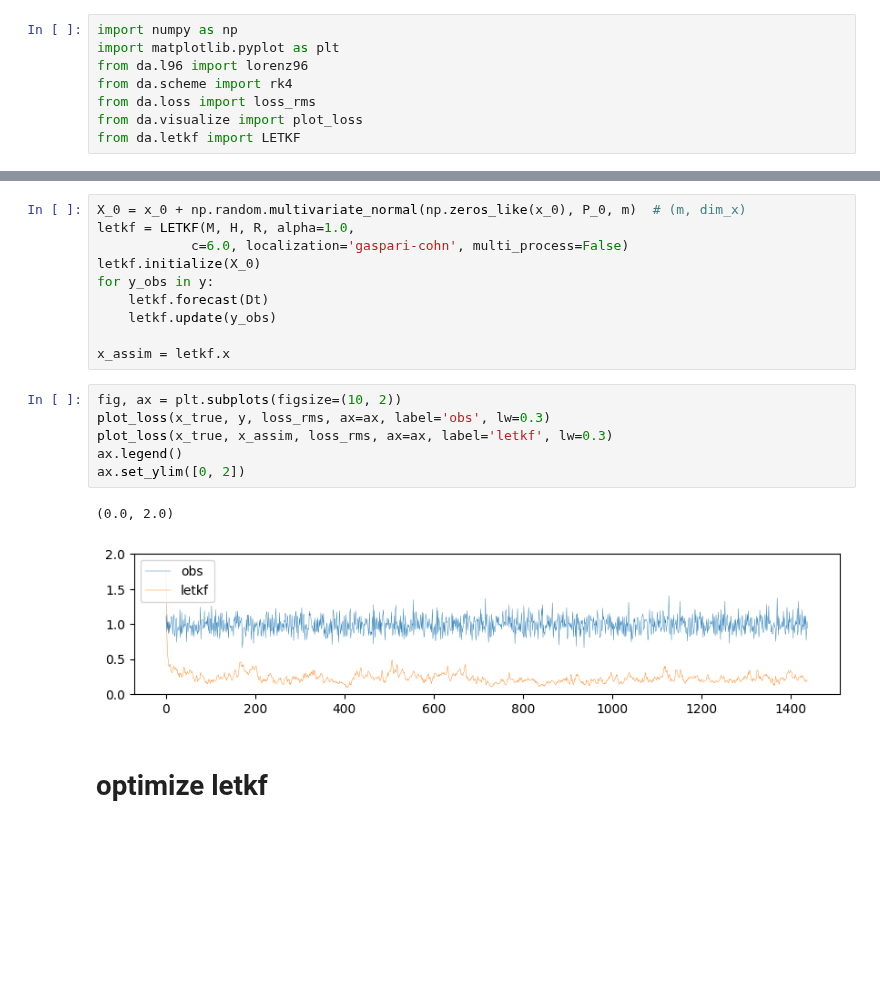
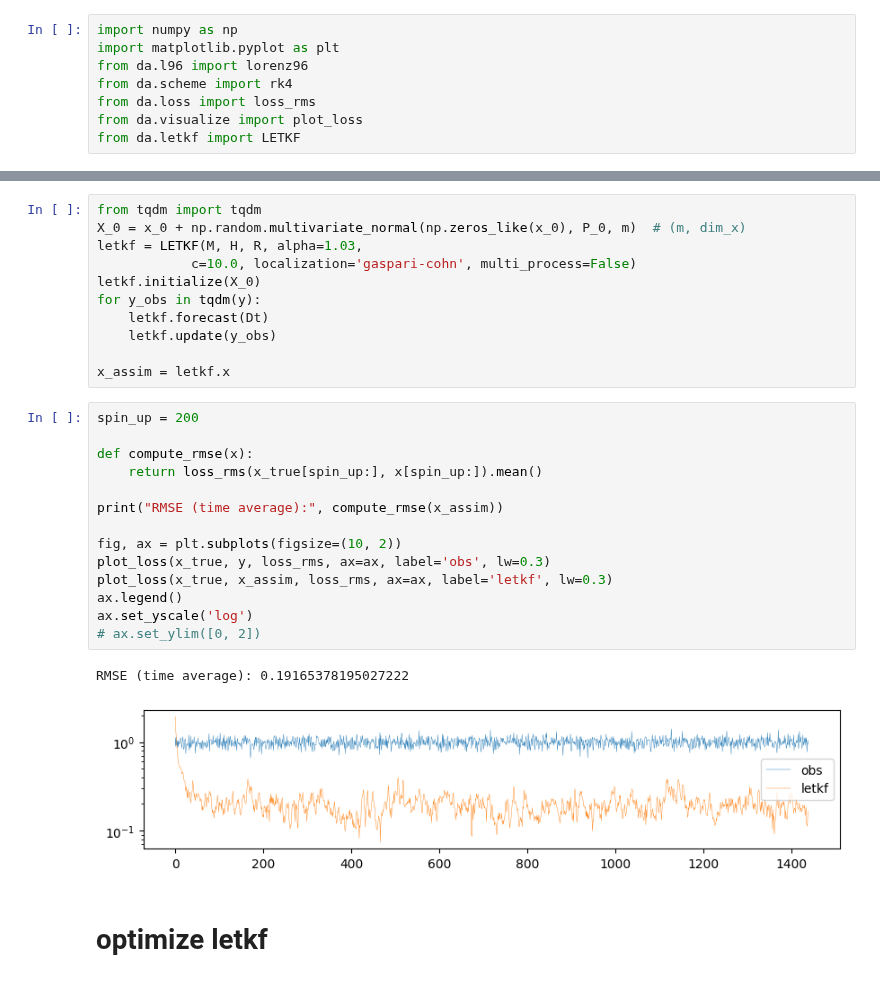
Before and after one commit to KotaTakeda/da_py, a Jupyter notebook: examples/l96_letkf.ipynb, the cells around one changed output, grey strips where cells are left out. Drawn from its saved outputs; the diff is of its cells as text; blank space fills up the shorter version.

Commit message:
update letkf

```diff
--- a/examples/l96_letkf.ipynb
+++ b/examples/l96_letkf.ipynb
@@ -59,22 +59,31 @@ m = 16
 # %%
+from tqdm import tqdm
 X_0 = x_0 + np.random.multivariate_normal(np.zeros_like(x_0), P_0, m)  # (m, dim_x)
-letkf = LETKF(M, H, R, alpha=1.0,
-            c=6.0, localization='gaspari-cohn', multi_process=False)
+letkf = LETKF(M, H, R, alpha=1.03,
+            c=10.0, localization='gaspari-cohn', multi_process=False)
 letkf.initialize(X_0)
-for y_obs in y:
+for y_obs in tqdm(y):
     letkf.forecast(Dt)
     letkf.update(y_obs)
 
 x_assim = letkf.x
 # %%
+spin_up = 200
+
+def compute_rmse(x):
+    return loss_rms(x_true[spin_up:], x[spin_up:]).mean()
+
+print("RMSE (time average):", compute_rmse(x_assim))
+
 fig, ax = plt.subplots(figsize=(10, 2))
 plot_loss(x_true, y, loss_rms, ax=ax, label='obs', lw=0.3)
 plot_loss(x_true, x_assim, loss_rms, ax=ax, label='letkf', lw=0.3)
 ax.legend()
-ax.set_ylim([0, 2])
+ax.set_yscale('log')
+# ax.set_ylim([0, 2])
 # %% [output]
-(0.0, 2.0)
+RMSE (time average): 0.19165378195027222
-[figure, old version]
+[figure, new version]
 # %% [markdown]
 # optimize letkf
 # %%
```
Also changed, not shown: parts of 3 cells of this notebook, 3 other files.
